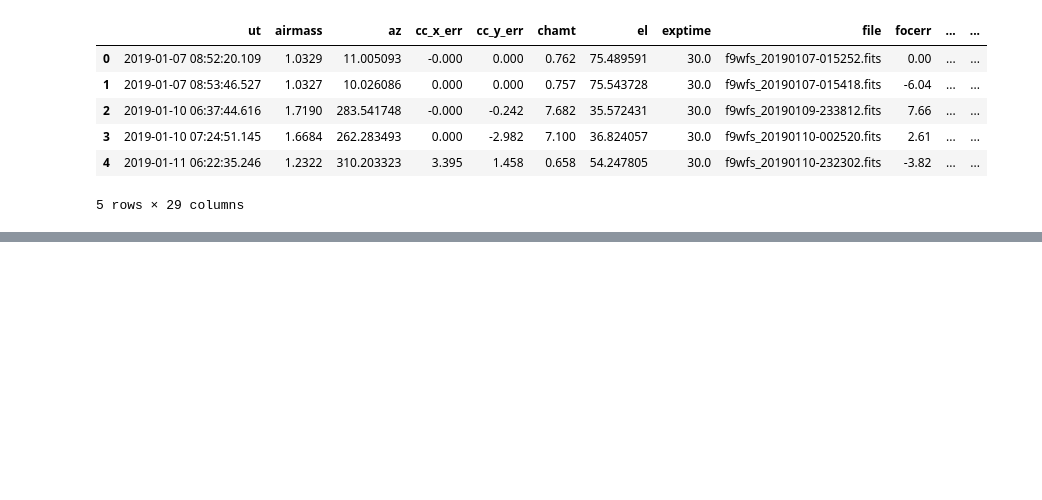
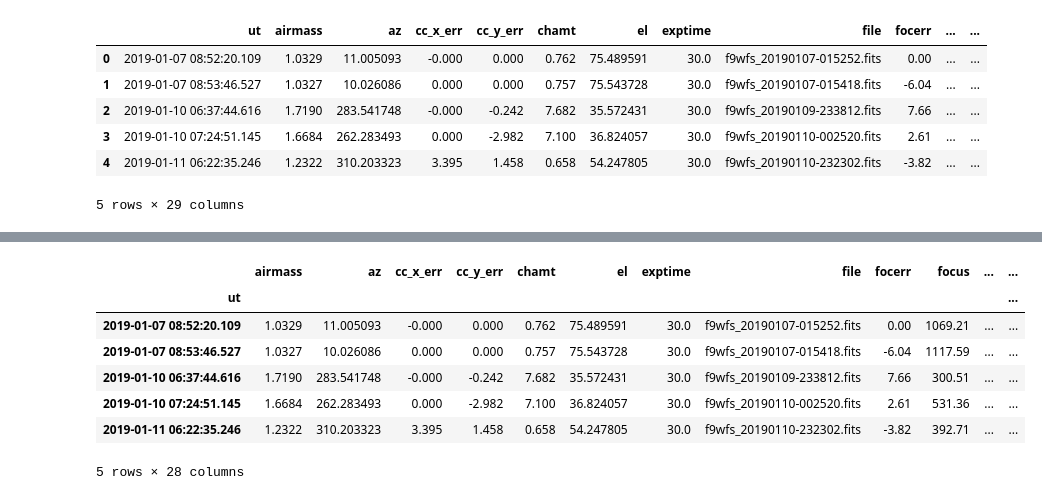
Before and after one commit to tepickering/HALcoll, a Jupyter notebook: notebooks/TF testing.ipynb, the cells around one changed output, grey strips where cells are left out. Drawn from its saved outputs; the diff is of its cells as text; code cells hidden in the pictures; blank space fills up the shorter version.

```diff
--- a/notebooks/TF testing.ipynb
+++ b/notebooks/TF testing.ipynb
@@ -87,0 +99,12 @@ data.head()
+# %%
+fixed = data.drop(columns=['ut']).set_index(pd.DatetimeIndex(data['time'], name='ut'))
+fixed.head()
+# %% [output]
+|  | airmass | az | cc_x_err | cc_y_err | chamt | el | exptime | file | focerr | focus | ... | ... |
+| ut |  |  |  |  |  |  |  |  |  |  |  | ... |
+| 2019-01-07 08:52:20.109 | 1.0329 | 11.005093 | -0.000 | 0.000 | 0.762 | 75.489591 | 30.0 | f9wfs_20190107-015252.fits | 0.00 | 1069.21 | ... | ... |
+| 2019-01-07 08:53:46.527 | 1.0327 | 10.026086 | 0.000 | 0.000 | 0.757 | 75.543728 | 30.0 | f9wfs_20190107-015418.fits | -6.04 | 1117.59 | ... | ... |
+| 2019-01-10 06:37:44.616 | 1.7190 | 283.541748 | -0.000 | -0.242 | 7.682 | 35.572431 | 30.0 | f9wfs_20190109-233812.fits | 7.66 | 300.51 | ... | ... |
+| 2019-01-10 07:24:51.145 | 1.6684 | 262.283493 | 0.000 | -2.982 | 7.100 | 36.824057 | 30.0 | f9wfs_20190110-002520.fits | 2.61 | 531.36 | ... | ... |
+| 2019-01-11 06:22:35.246 | 1.2322 | 310.203323 | 3.395 | 1.458 | 0.658 | 54.247805 | 30.0 | f9wfs_20190110-232302.fits | -3.82 | 392.71 | ... | ... |
+5 rows × 28 columns
```
Also changed, not shown: parts of 14 cells of this notebook, 6 other files.
